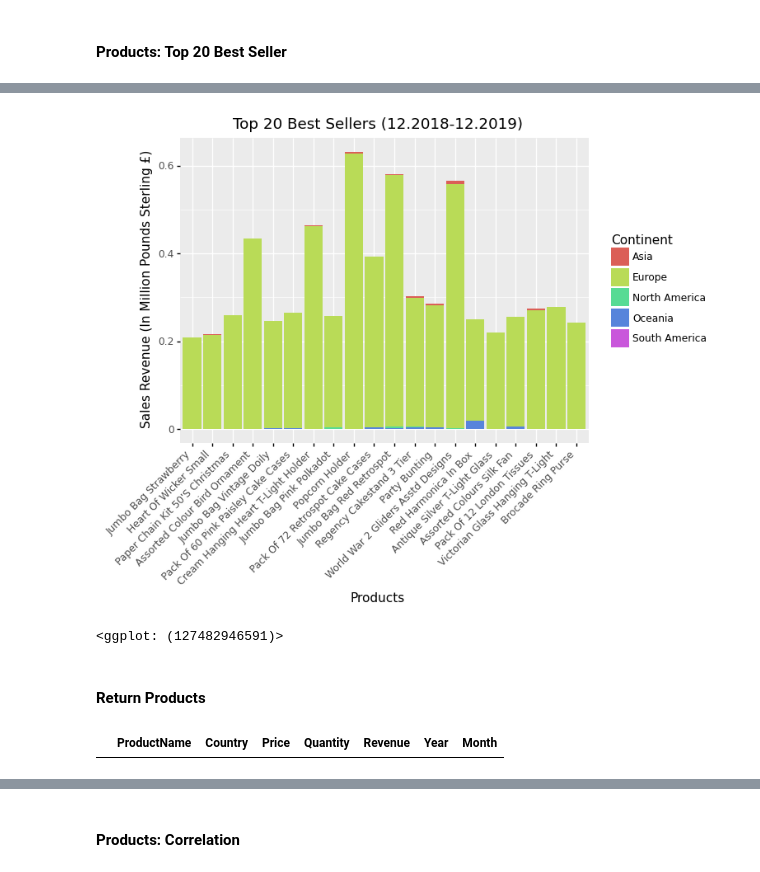
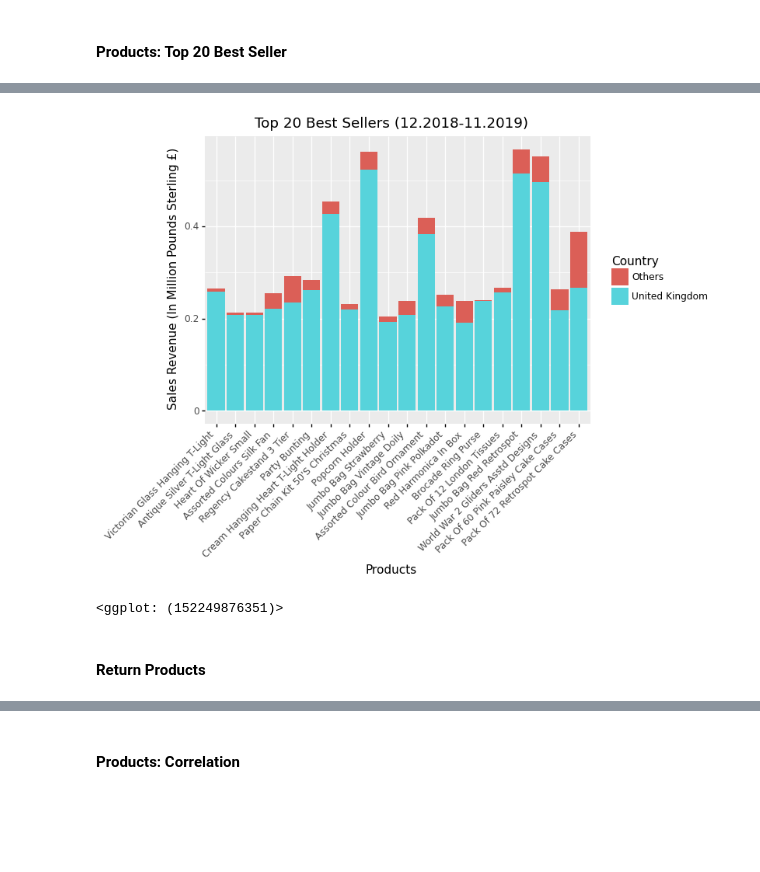
Before and after one commit to ZiqiPolimeros/Python-Project-Online-Retail-Business, a Jupyter notebook: online_shop_business.ipynb, the cells around one changed output, grey strips where cells are left out. Drawn from its saved outputs; the diff is of its cells as text; code cells hidden in the pictures; blank space fills up the shorter version.

```diff
--- a/online_shop_business.ipynb
+++ b/online_shop_business.ipynb
@@ -59,5 +61,9 @@ sales
 | 536348 | C536548 | 2018-12-01 | 20957 | Porcelain Hanging Bell Small | 11.74 | -1 | -11.74 | 12472.0 | Germany | ... |
 | 536349 | C536548 | 2018-12-01 | 22580 | Advent Calendar Gingham Sack | 16.35 | -4 | -65.40 | 12472.0 | Germany | ... |
 536350 rows × 11 columns
+# %%
+
+# filter out the sales of December 2019 which only has 10 days records
+sales_filter = sales[(sales['Year'] !=2019)|(sales["Month"] !=12)]
 # %% [markdown]
 ## Analysis 2:  Overview
@@ -178,7 +156,7 @@ revenue["Revenue"] = revenue['Revenue']/1000000
 #### Products: Top 20 Best Seller
 # %%
 # create product dataframe to analyse sales for each products.
-product = sales.groupby(["ProductNo","ProductName","Country"]).sum().reset_index()
+product = sales_filter.groupby(["ProductNo","ProductName","Country"]).sum().reset_index()
 product["Price"] = product["Revenue"]/product["Quantity"]
 product
 # %% [output]
@@ -245,5 +223,7 @@ product_20
 # %%
 # Sum the value of revenue
-product_20 = product_20[["ProductName","Continent","Revenue"]].groupby(["ProductName","Continent"]).sum().reset_index()
-product_20
+product_20 = product_20[["ProductName","Country","Revenue"]].groupby(["ProductName","Country"]).sum().reset_index()
+
+# replace countries that are not United Kingdom to "Others"
+product_20.Country[product_20["Country"] != "United Kingdom"]= "Others"
 # %% [output]
@@ -263,17 +233,17 @@ product_20
 # %%
 # Top 20 best sellers
 (ggplot(data = product_20,
-        mapping = aes(y = 'Revenue', x = "reorder(ProductName,Revenue)", fill = "Continent"))
+        mapping = aes(y = 'Revenue', x = "reorder(ProductName,Revenue)", fill = "Country"))
  + geom_col()
  + theme(axis_text_x=element_text(rotation=45, hjust=1))
  + labs( x = "Products",
          y = "Sales Revenue (In Million Pounds Sterling £)",
-         title = "Top 20 Best Sellers (12.2018-12.2019)")
+         title = "Top 20 Best Sellers (12.2018-11.2019)")
 
 )
 # %% [output]
-[figure, old version]
+[figure, new version]
-<ggplot: (127482946591)>
+<ggplot: (152249876351)>
 # %% [markdown]
 #### Return Products
 # %%
@@ -285,9 +255,6 @@ r_names = product_return["ProductName"][:20]
 
 # create a new dataframe
 product_return20 = pd.DataFrame(columns = product_return.columns.values)
-product_return20
-# %% [output]
-|  | ProductName | Country | Price | Quantity | Revenue | Year | Month |
 # %%
 # add 20 biggest return products
 for n in r_names:
```
Also changed, not shown: parts of 45 cells of this notebook.
